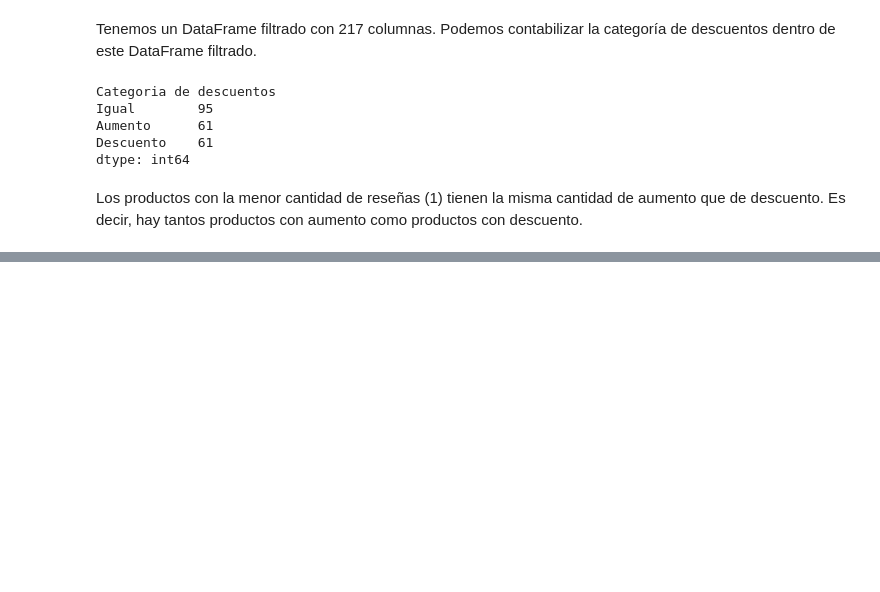
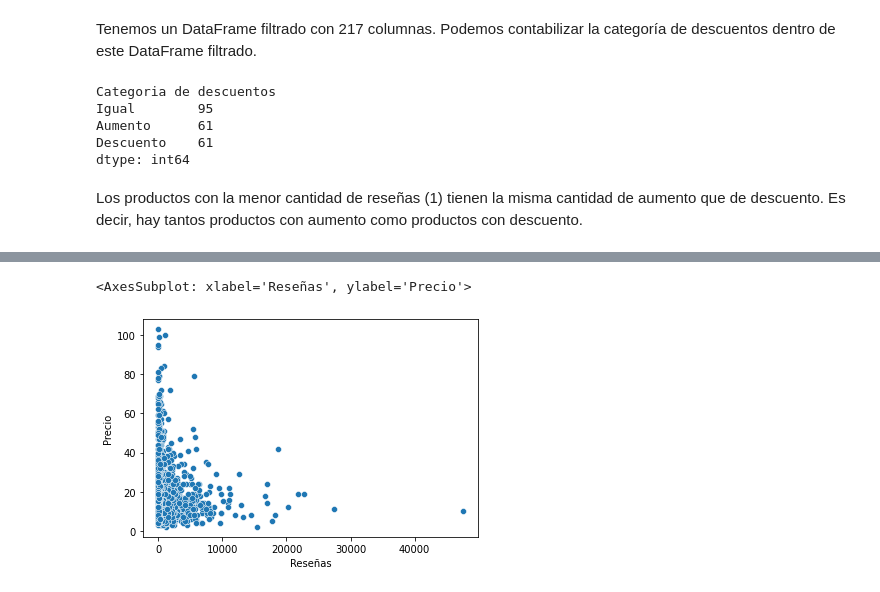
Before and after one commit to Estani94/Limpieza-y-EDA-Dataset-Amazon, a Jupyter notebook: EDA_amazon.ipynb, the cells around one changed output, grey strips where cells are left out. Saved outputs shown, nothing was run; the diff lists cells and outputs as text; code cells hidden in the pictures; blank space fills up the shorter version.

```diff
--- a/EDA_amazon.ipynb
+++ b/EDA_amazon.ipynb
@@ -504,0 +503,7 @@ sns.scatterplot(x=y, y=x, hue=matiz, size_norm=True)
+# %%
+x = con_descuento['Reseñas']
+y = con_descuento['Precio']
+sns.scatterplot(x=x, y=y)
+# %% [output]
+<AxesSubplot: xlabel='Reseñas', ylabel='Precio'>
+[figure, added]
```
Also changed, not shown: parts of 5 cells of this notebook.
